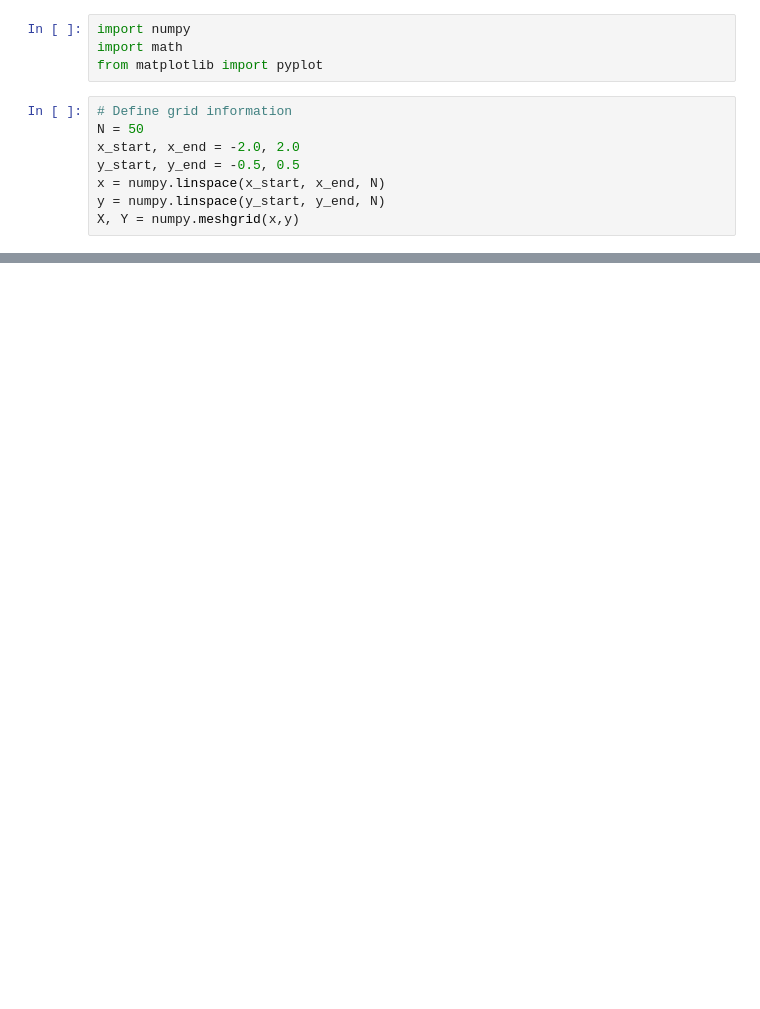
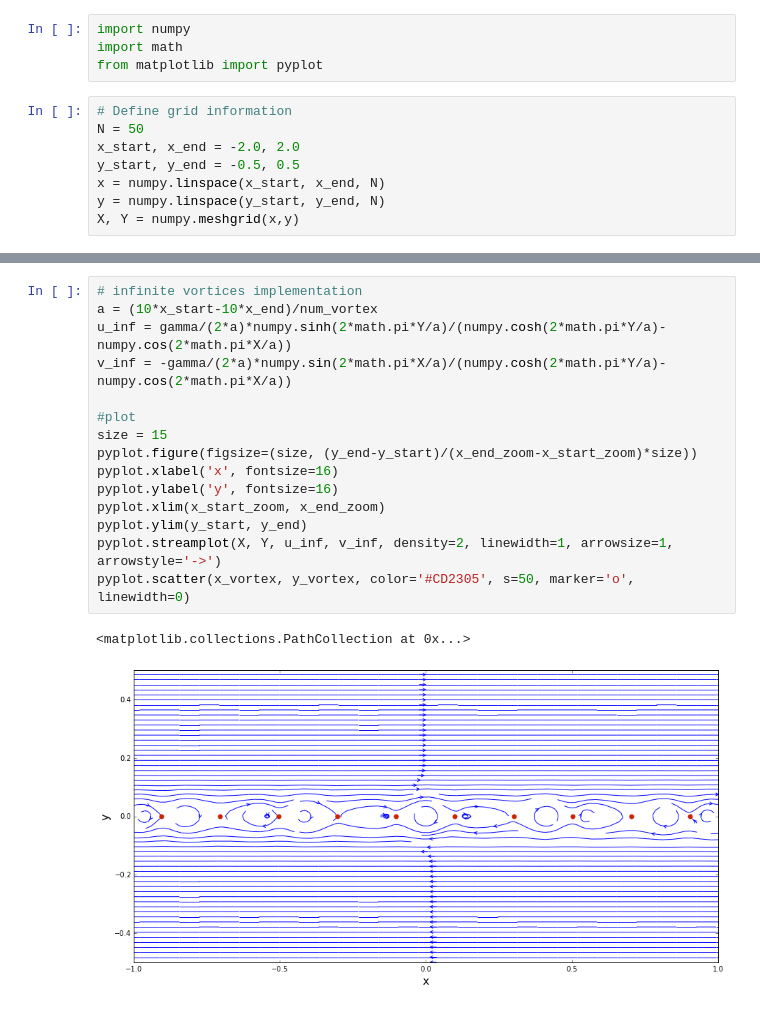
Before and after one commit to mglasstone/MAE6226, a Jupyter notebook: Lesson 05 - Row of Vortices Code.ipynb, the cells around one changed output, grey strips where cells are left out. Cells and saved outputs as stored; diff of their text form; blank space fills up the shorter version.

```diff
--- a/Lesson 05 - Row of Vortices Code.ipynb
+++ b/Lesson 05 - Row of Vortices Code.ipynb
@@ -70,0 +61,18 @@ pyplot.scatter(x_vortex, y_vortex, color='#CD2305', s=50, marker='o', linewidth=
+# %%
+# infinite vortices implementation
+a = (10*x_start-10*x_end)/num_vortex
+u_inf = gamma/(2*a)*numpy.sinh(2*math.pi*Y/a)/(numpy.cosh(2*math.pi*Y/a)-numpy.cos(2*math.pi*X/a))
+v_inf = -gamma/(2*a)*numpy.sin(2*math.pi*X/a)/(numpy.cosh(2*math.pi*Y/a)-numpy.cos(2*math.pi*X/a))
+
+#plot
+size = 15
+pyplot.figure(figsize=(size, (y_end-y_start)/(x_end_zoom-x_start_zoom)*size))
+pyplot.xlabel('x', fontsize=16)
+pyplot.ylabel('y', fontsize=16)
+pyplot.xlim(x_start_zoom, x_end_zoom)
+pyplot.ylim(y_start, y_end)
+pyplot.streamplot(X, Y, u_inf, v_inf, density=2, linewidth=1, arrowsize=1, arrowstyle='->')
+pyplot.scatter(x_vortex, y_vortex, color='#CD2305', s=50, marker='o', linewidth=0)
+# %% [output]
+<matplotlib.collections.PathCollection at 0x...>
+[figure, added]
```
Also changed, not shown: parts of 4 cells of this notebook.
